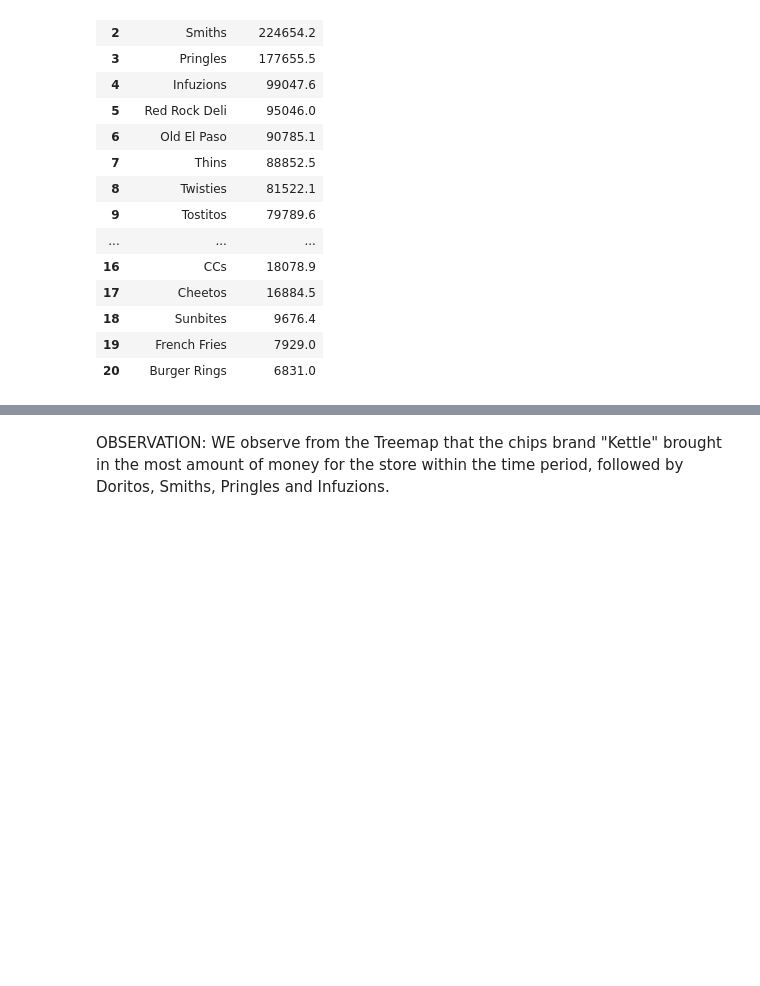
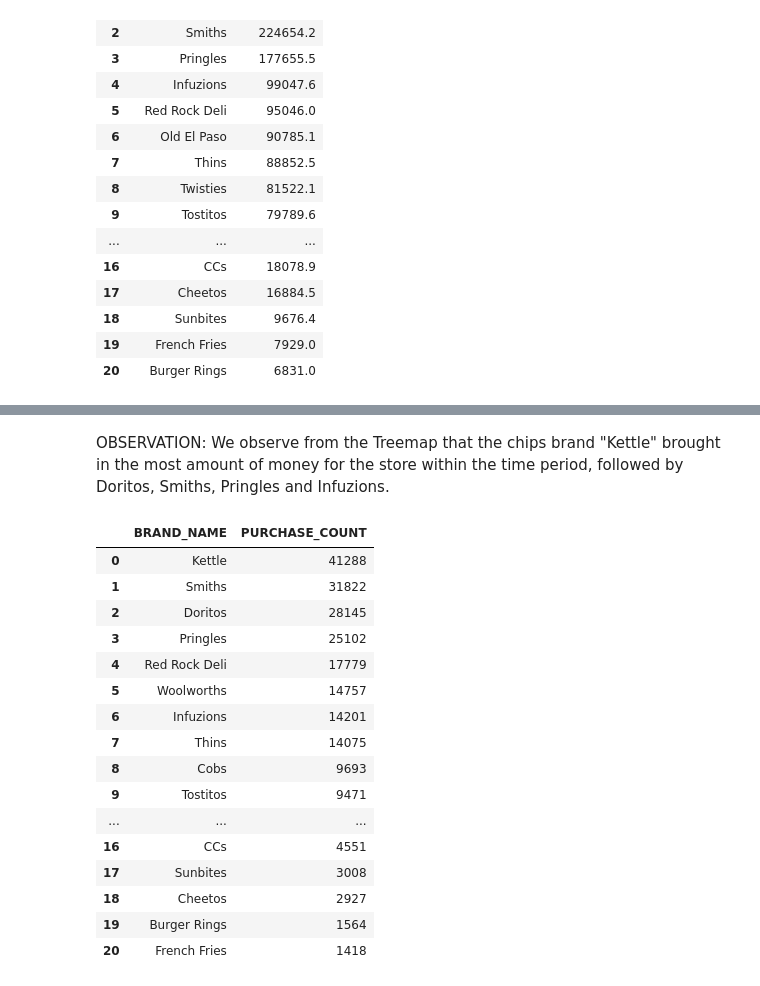
Before and after one commit to wa-le/Quantium-Forage-Virtual-Internship, a Jupyter notebook: my_quantium_vi.ipynb, the cells around one changed output, grey strips where cells are left out. Drawn from its saved outputs; the diff is of its cells as text; code cells hidden in the pictures; blank space fills up the shorter version.

```diff
--- a/my_quantium_vi.ipynb
+++ b/my_quantium_vi.ipynb
@@ -776,3 +779,24 @@ plt.show()
 # %% [markdown]
 OBSERVATION:
-WE observe from the Treemap that the chips brand "Kettle" brought in the most amount of money for the store within the time period, followed by Doritos, Smiths, Pringles and Infuzions.
+We observe from the Treemap that the chips brand "Kettle" brought in the most amount of money for the store within the time period, followed by Doritos, Smiths, Pringles and Infuzions.
+# %%
+chips_purchase = df_chips['BRAND_NAME'].value_counts().reset_index().rename(columns={'index':'BRAND_NAME', 'BRAND_NAME':'PURCHASE_COUNT'})
+chips_purchase
+# %% [output]
+|  | BRAND_NAME | PURCHASE_COUNT |
+| 0 | Kettle | 41288 |
+| 1 | Smiths | 31822 |
+| 2 | Doritos | 28145 |
+| 3 | Pringles | 25102 |
+| 4 | Red Rock Deli | 17779 |
+| 5 | Woolworths | 14757 |
+| 6 | Infuzions | 14201 |
+| 7 | Thins | 14075 |
+| 8 | Cobs | 9693 |
+| 9 | Tostitos | 9471 |
+| ... | ... | ... |
+| 16 | CCs | 4551 |
+| 17 | Sunbites | 3008 |
+| 18 | Cheetos | 2927 |
+| 19 | Burger Rings | 1564 |
+| 20 | French Fries | 1418 |
```
Also changed, not shown: parts of 8 cells of this notebook.
